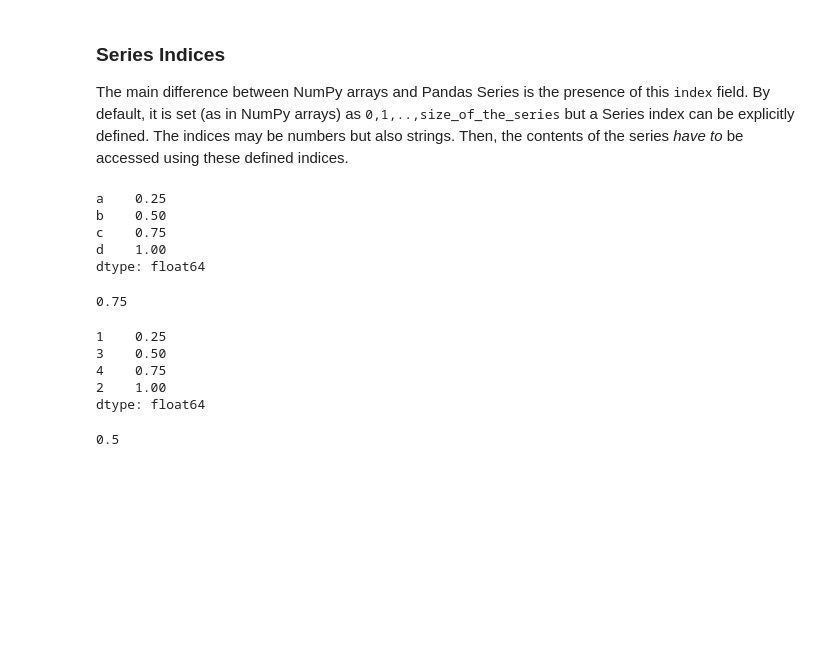
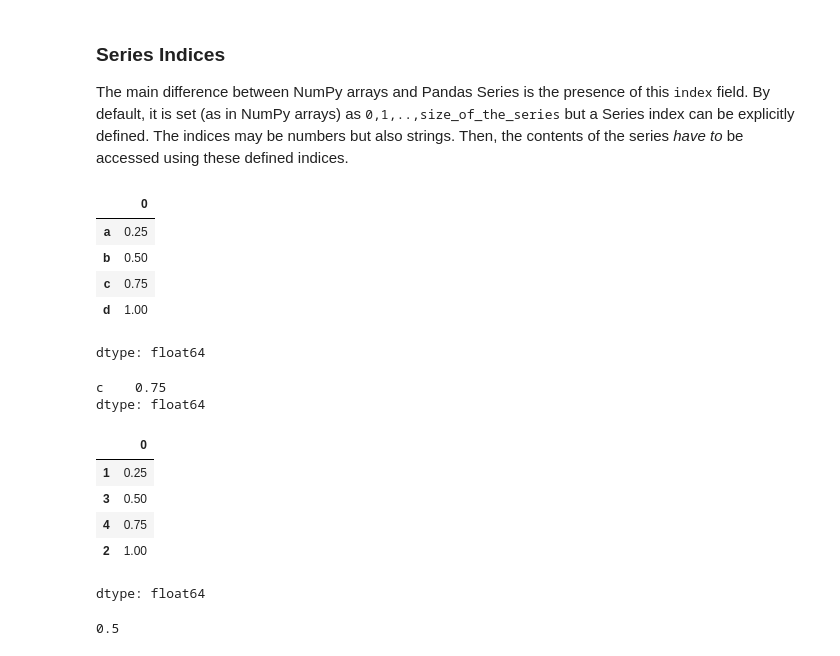
Before and after one commit to laibaafreen/Ai-Bootcamp, a Jupyter notebook: WEEK2-AI/AI-D2/Pandas_Hands_on.ipynb, the cells around one changed output. Drawn from its saved outputs; the diff is of its cells as text; code cells hidden in the pictures; blank space fills up the shorter version.

```diff
--- a/WEEK2-AI/AI-D2/Pandas_Hands_on.ipynb
+++ b/WEEK2-AI/AI-D2/Pandas_Hands_on.ipynb
@@ -58,25 +61,28 @@ RangeIndex(start=0, stop=4, step=1) <class 'pandas.core.indexes.range.RangeIndex
 The main difference between NumPy arrays and Pandas Series is the presence of this <tt>index</tt> field. By default, it is set (as in NumPy arrays) as <tt>0,1,..,size_of_the_series</tt> but a Series index can be explicitly defined. The indices may be numbers but also strings. Then, the contents of the series *have to* be accessed using these defined indices.
 # %%
 data = pd.Series([0.25, 0.5, 0.75, 1.0], index=['a', 'b', 'c', 'd'])
-print(data)
+data
 # %% [output]
+|  | 0 |
+| a | 0.25 |
+| b | 0.50 |
+| c | 0.75 |
+| d | 1.00 |
-a    0.25
-b    0.50
-c    0.75
-d    1.00
 dtype: float64
 # %%
-print(data['c'])
+print(data[['c']])
 # %% [output]
-0.75
+c    0.75
+dtype: float64
 # %%
 data = pd.Series([0.25, 0.5, 0.75, 1.0], index=[1, 3, 4, 2])
-print(data)
+data
 # %% [output]
+|  | 0 |
+| 1 | 0.25 |
+| 3 | 0.50 |
+| 4 | 0.75 |
+| 2 | 1.00 |
-1    0.25
-3    0.50
-4    0.75
-2    1.00
 dtype: float64
 # %%
 print(data[3])
```
Also changed, not shown: parts of 24 cells of this notebook.
